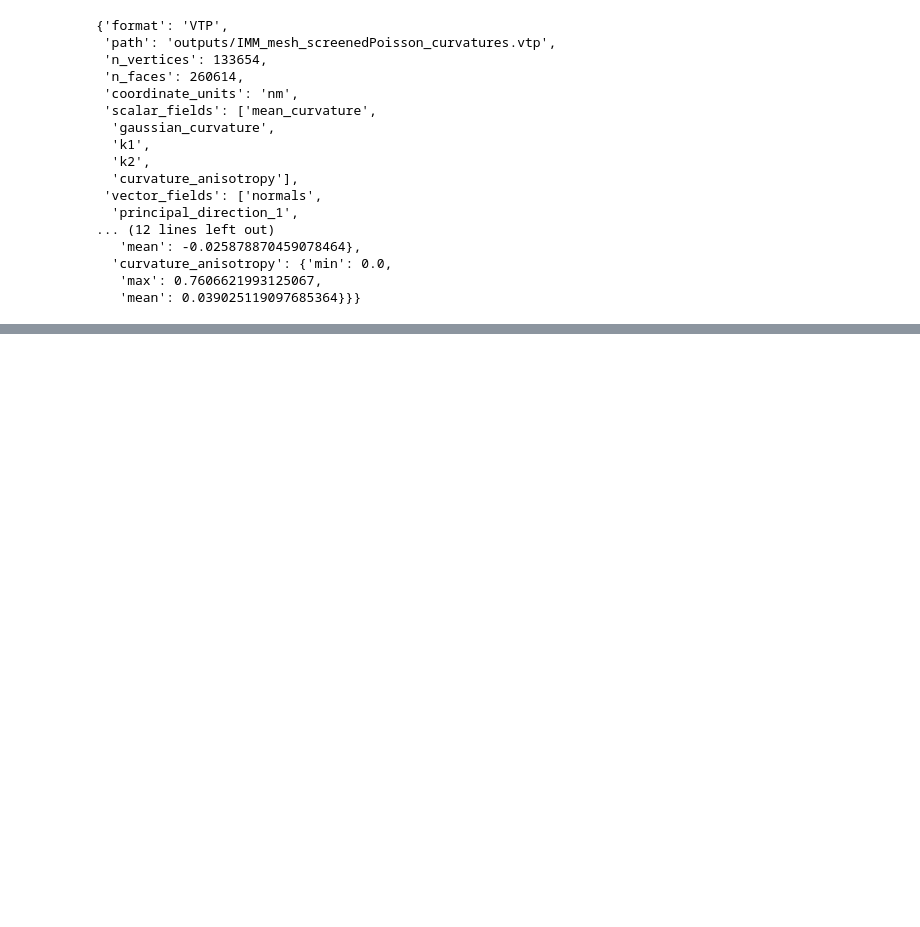
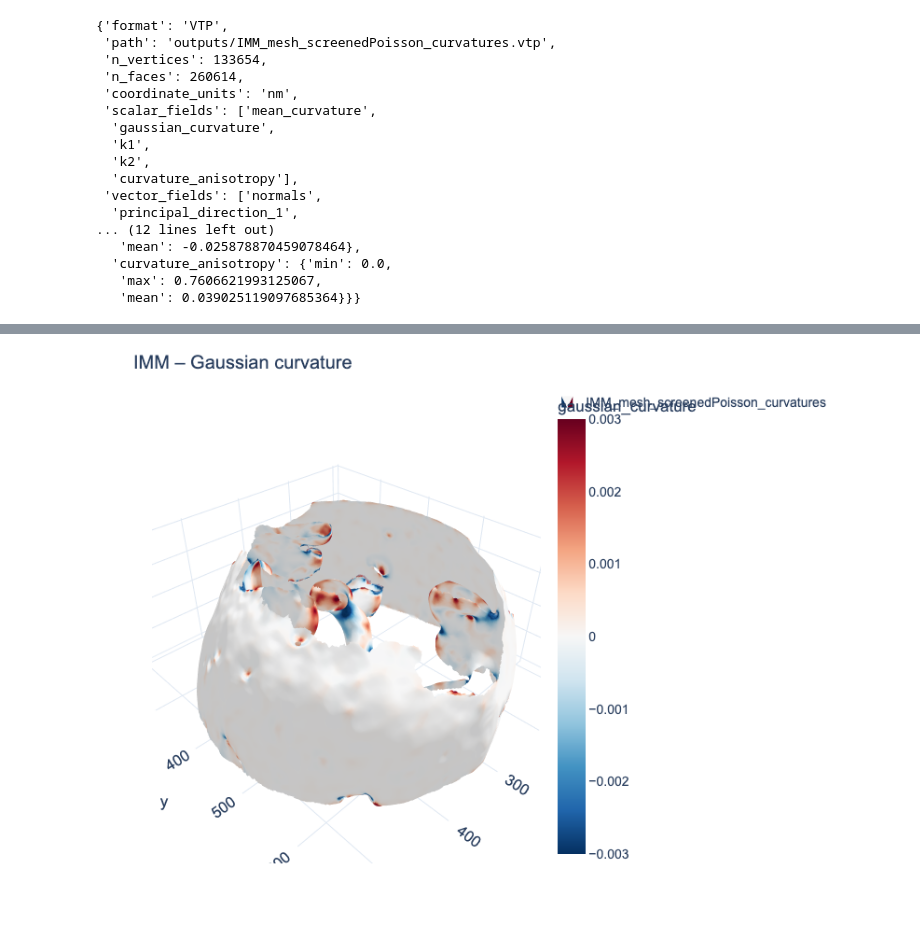
Before and after one commit to turonova/cryoCAT, a Jupyter notebook: docs/source/tutorials/compute_curvatures/compute_curvatures.ipynb, the cells around one changed output, grey strips where cells are left out. Saved outputs shown, nothing was run; the diff lists cells and outputs as text; code cells hidden in the pictures; blank space fills up the shorter version.

```diff
--- a/docs/source/tutorials/compute_curvatures/compute_curvatures.ipynb
+++ b/docs/source/tutorials/compute_curvatures/compute_curvatures.ipynb
@@ -396,0 +438,4 @@ Saved mesh with curvatures to outputs/IMM_mesh_screenedPoisson_curvatures.vtp
+# %%
+Image("plots/IMM_fullmesh_Gaussiancurvature.png", width=800, height=600)
+# %% [output]
+[figure, added]
```
Also changed, not shown: parts of 15 cells of this notebook, 2 other files.
